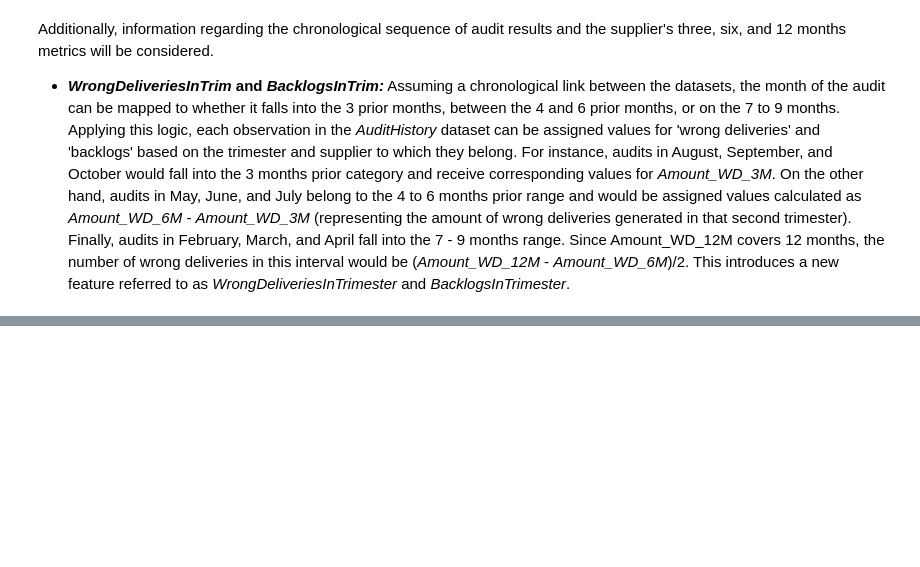
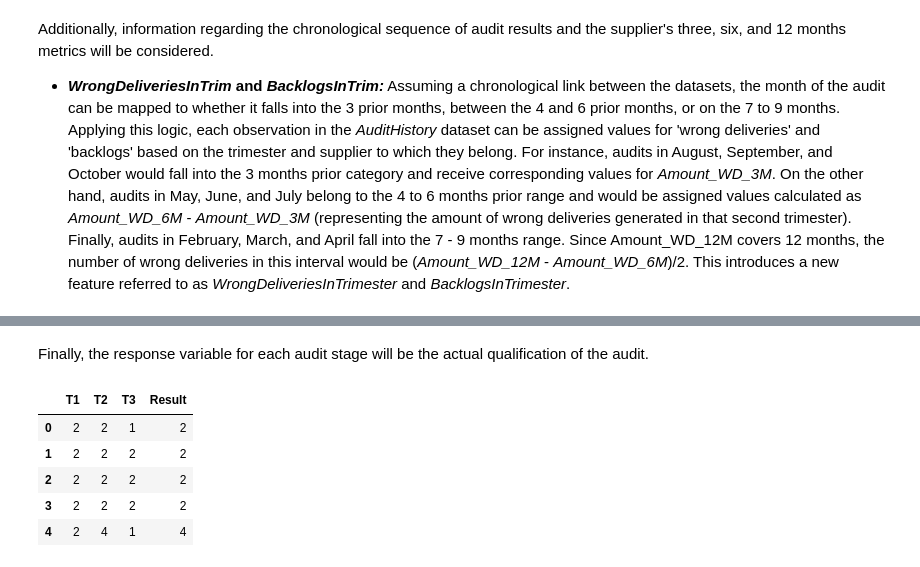
Before and after one commit to juanbeta98/DataScienceStudyCase, a Jupyter notebook: Case Study Solution.ipynb, the cells around one changed output, grey strips where cells are left out. Cells and saved outputs as stored; diff of their text form; code cells hidden in the pictures; blank space fills up the shorter version.

```diff
--- a/Case Study Solution.ipynb
+++ b/Case Study Solution.ipynb
@@ -333,0 +320,15 @@ True
+# %% [markdown]
+Finally, the response variable for each audit stage will be the actual qualification of the audit.
+# %%
+y = pd.DataFrame({'T1':[i for i in AuditHistory['T1Color']],
+                  'T2':[i for i in AuditHistory['T2Color']],
+                  'T3':[i for i in AuditHistory['T3Color']],
+                   'Result':[i for i in AuditHistory['Result']]})
+y.head()
+# %% [output]
+|  | T1 | T2 | T3 | Result |
+| 0 | 2 | 2 | 1 | 2 |
+| 1 | 2 | 2 | 2 | 2 |
+| 2 | 2 | 2 | 2 | 2 |
+| 3 | 2 | 2 | 2 | 2 |
+| 4 | 2 | 4 | 1 | 4 |
```
Also changed, not shown: parts of 53 cells of this notebook, 2 other files.
